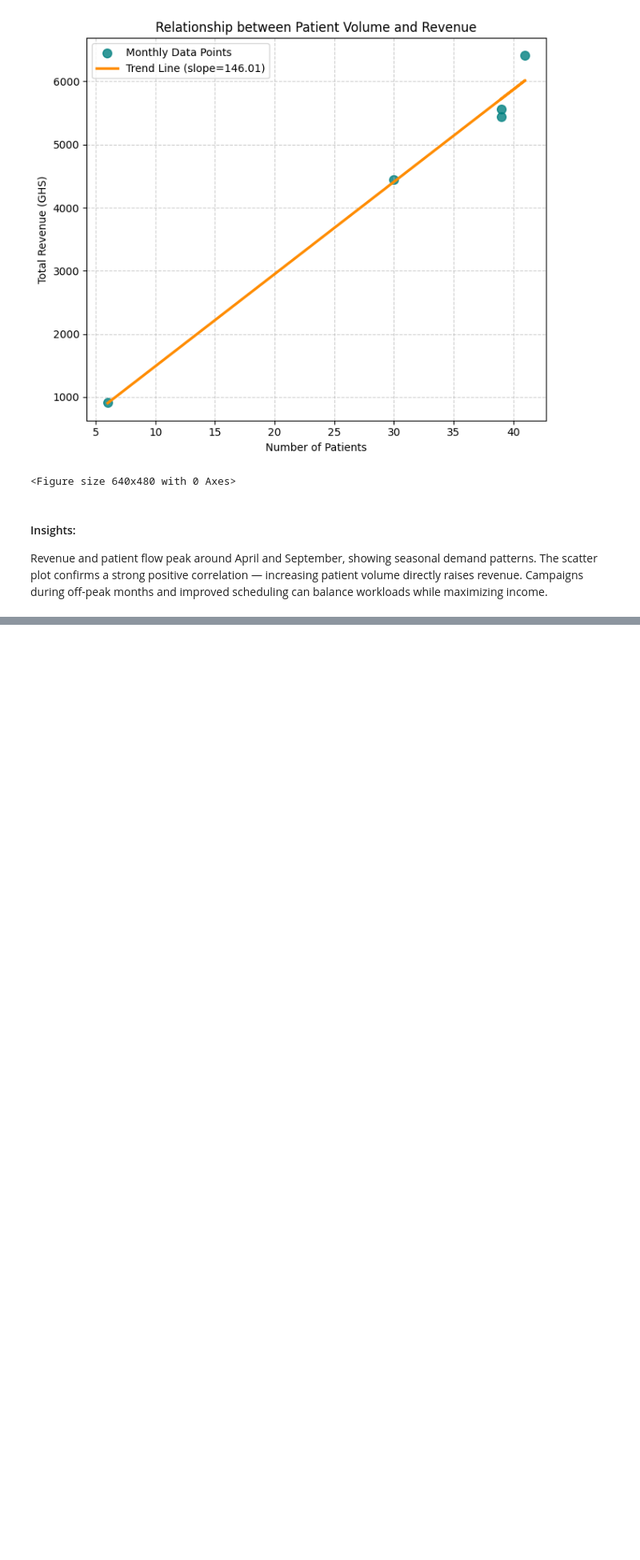
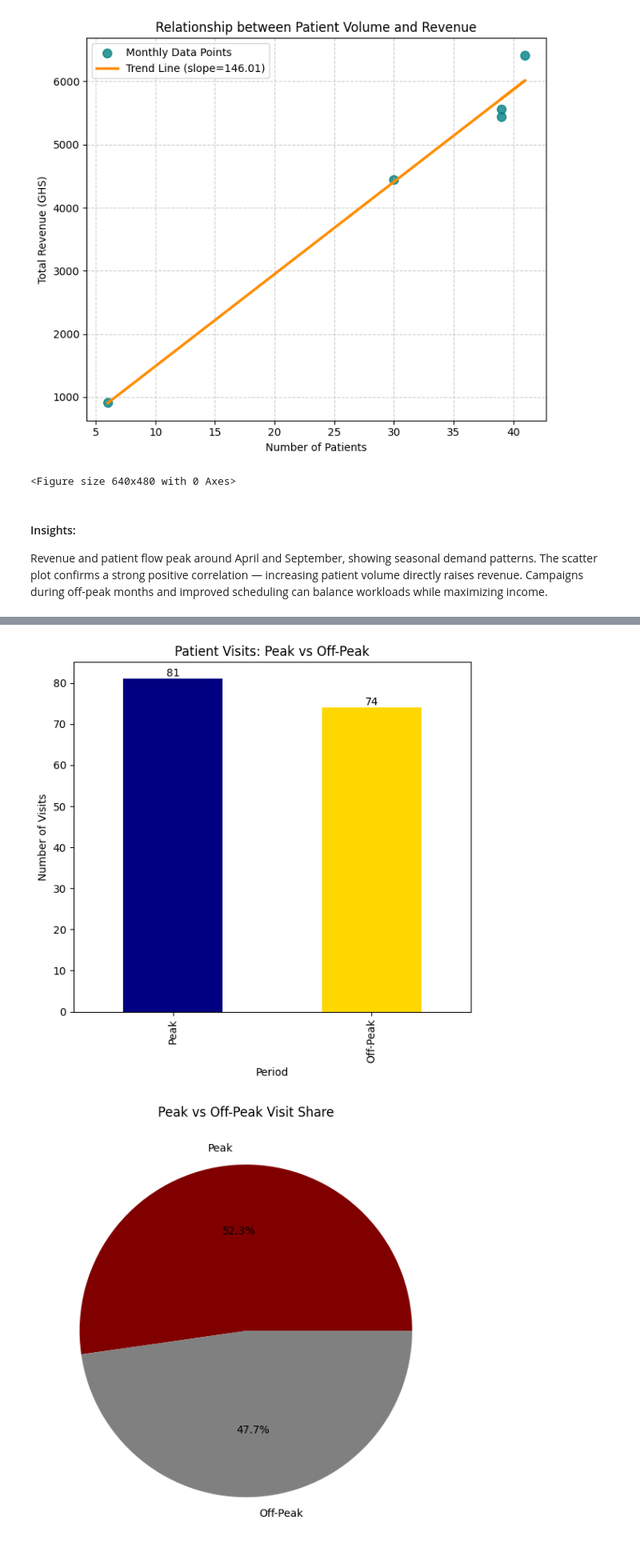
Before and after one commit to aquashie14/Med_Lab_Analysis, a Jupyter notebook: Notebooks/MLA.ipynb, the cells around one changed output, grey strips where cells are left out. Shown: that part at 80% size. Drawn from its saved outputs; the diff is of its cells as text; code cells hidden in the pictures; blank space fills up the shorter version.

```diff
--- a/Notebooks/MLA.ipynb
+++ b/Notebooks/MLA.ipynb
@@ -557,0 +607,24 @@ Campaigns during off-peak months and improved scheduling can balance workloads w
+# %%
+peak_counts = df['Peak/Off-Peak'].value_counts()
+import matplotlib.pyplot as plt
+plt.figure(figsize=(6,6))
+ax = peak_counts.plot(kind='bar', color=['navy','gold'])
+plt.xlabel("Period")
+plt.ylabel("Number of Visits")
+plt.title("Patient Visits: Peak vs Off-Peak")
+for p in ax.patches:
+    ax.annotate(str(int(p.get_height())), (p.get_x()+p.get_width()/2., p.get_height()), ha='center', va='bottom')
+plt.tight_layout()
+plt.savefig("Peak_vs_OffPeak_Bar.png", bbox_inches='tight', dpi=300)
+plt.show()
+
+plt.figure(figsize=(6,6))
+ax2 = peak_counts.plot(kind='pie', autopct='%1.1f%%', colors=['maroon','grey'])
+plt.title("Peak vs Off-Peak Visit Share")
+plt.ylabel("")
+plt.tight_layout()
+plt.savefig("Peak_vs_OffPeak_Pie.png", bbox_inches='tight', dpi=300)
+plt.show()
+# %% [output]
+[figure, added]
+[figure, added]
```
Also changed, not shown: parts of 4 cells of this notebook, 8 other files.
